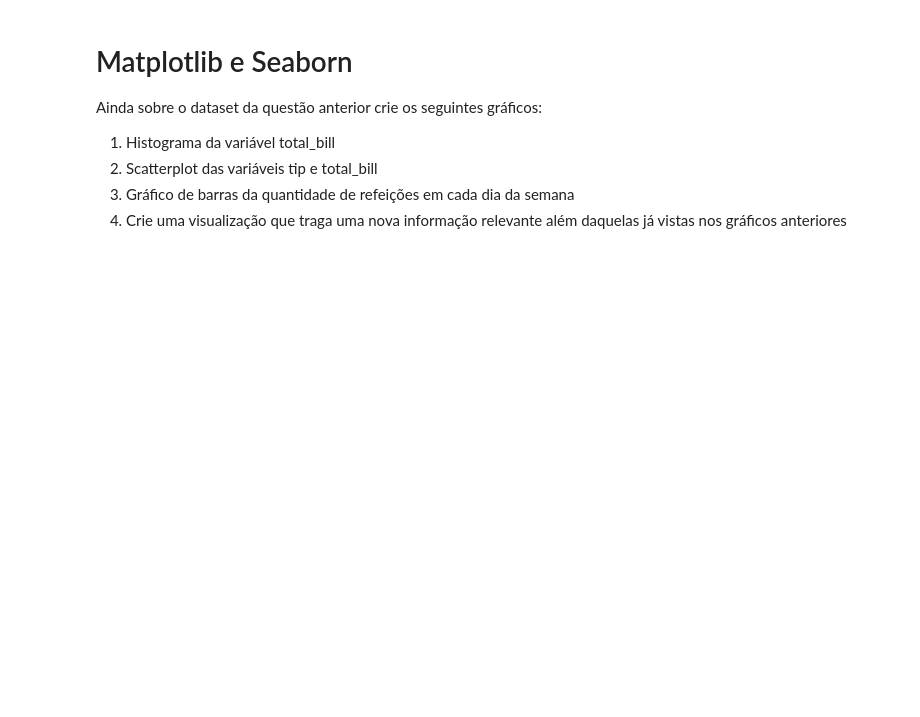
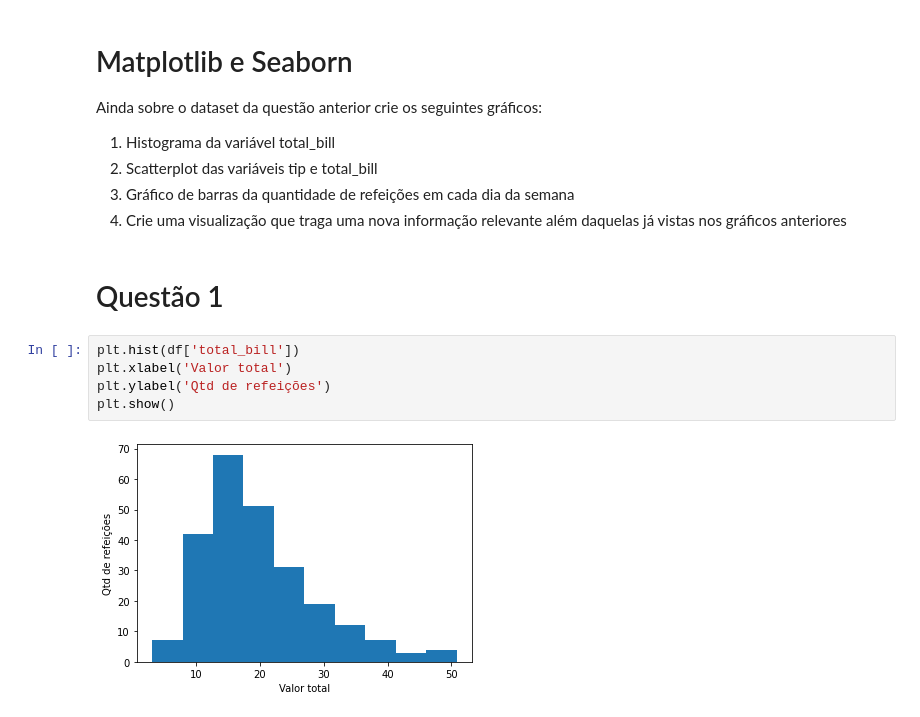
Before and after one commit to juliomaced0/Mentoria_Python_IA, a Jupyter notebook: Atividade-2/Atividade 2 - Análise de dados.ipynb, the cells around one changed output. Saved outputs shown, nothing was run; the diff lists cells and outputs as text; blank space fills up the shorter version.

```diff
--- a/Atividade-2/Atividade 2 - Análise de dados.ipynb
+++ b/Atividade-2/Atividade 2 - Análise de dados.ipynb
@@ -352,3 +365,12 @@ Ainda sobre o dataset da questão anterior crie os seguintes gráficos:
 2. Scatterplot das variáveis tip e total_bill
 3. Gráfico de barras da quantidade de refeições em cada dia da semana
 4. Crie uma visualização que traga uma nova informação relevante além daquelas já vistas nos gráficos anteriores
+# %% [markdown]
+# Questão 1
+# %%
+plt.hist(df['total_bill'])
+plt.xlabel('Valor total')
+plt.ylabel('Qtd de refeições')
+plt.show()
+# %% [output]
+[figure, added]
```
Also changed, not shown: parts of 12 cells of this notebook.
